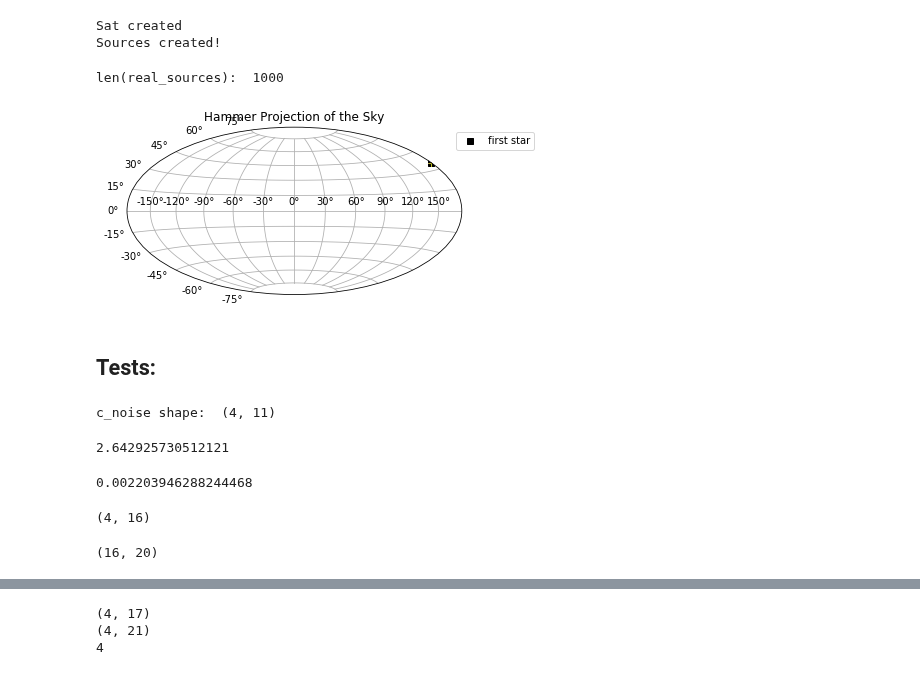
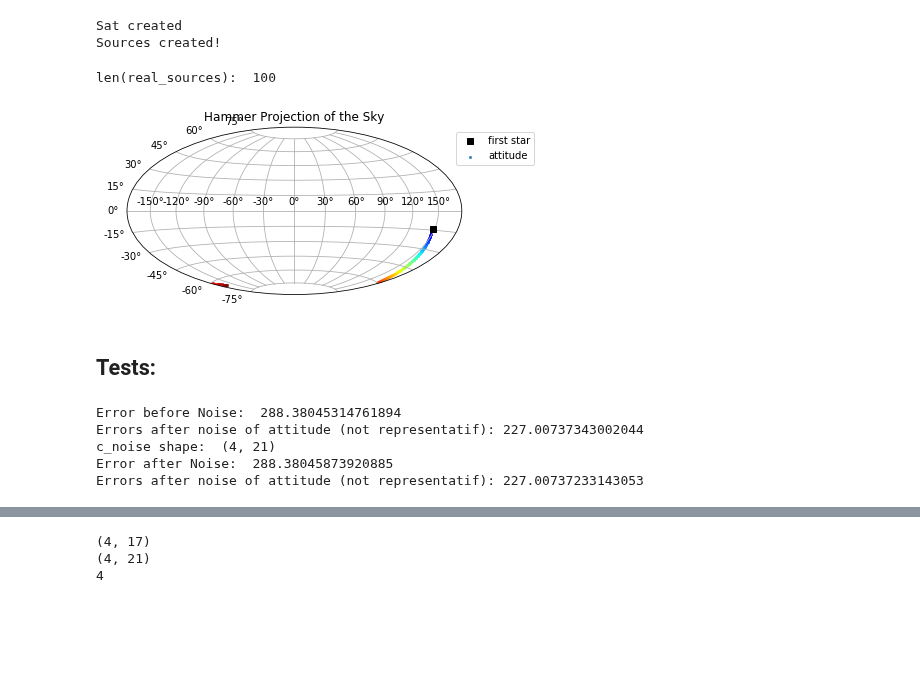
Before and after one commit to bombrun/GaiaLab, a Jupyter notebook: notebooks/4-test_attitude_update.ipynb, the cells around one changed output, grey strips where cells are left out. Saved outputs shown, nothing was run; the diff lists cells and outputs as text; code cells hidden in the pictures; blank space fills up the shorter version.

```diff
--- a/notebooks/4-test_attitude_update.ipynb
+++ b/notebooks/4-test_attitude_update.ipynb
@@ -72,15 +75,13 @@ def error_between_func_attitudes(my_times, func_att1, func_att2):
 # # create all the objects we will need:
 # parameters for the notebook
 t_init = 1/24/60
-t_end = t_init + 1/24/60 # 365*5
-my_dt = 1/24/60/60# [days]
+t_end = t_init + 1/24 # 365*5
+my_dt = 1/24/20# [days]
 
-# objects
-# k is the spline degree
-spline_order = 3
+spline_order = 3  # actually it is the spline degree
 gaia = Satellite(ti=t_init, tf=t_end, dt= my_dt, k=spline_order)
 print('Sat created')
-my_times = np.linspace(t_init, t_end, num=1000, endpoint=False)
+my_times = np.linspace(t_init, t_end, num=100, endpoint=False)
 real_sources = []
 calc_sources = []
 for t in my_times:
@@ -94,28 +95,31 @@ print('Sources created!')
 Sat created
 Sources created!
 # %%
-plt.figure()
+fig = plt.figure()
 plt.subplot(111, projection="hammer")
 alphas = []
 deltas = []
 #print('my_times: ', my_times)
 print('len(real_sources): ', len(real_sources))
 for i, s in enumerate(real_sources):
     alpha, delta = s.alpha-np.pi, s.delta
     #print(i, alpha, delta)
     alphas.append(alpha)
     deltas.append(delta)
     if i==0:
         plt.plot(alpha, delta, 'sk', label='first star')
     else:
-        plt.plot( alpha, delta,'+')
+        # plt.plot( alpha, delta,',')
+        pass
+plt.scatter(alphas, deltas, c=my_times, marker='s', s=(72./fig.dpi)**2, cmap='jet', alpha=0.8,
+               label='attitude', lw=2)
 
 plt.title("Hammer Projection of the Sky")
 plt.legend(loc=9, bbox_to_anchor=(1.1, 1))
 plt.grid(True)
 # %% [output]
-len(real_sources):  1000
+len(real_sources):  100
-[figure, old version]
+[figure, new version]
 # %%
 # test if source and calc source are equal (as they should be)
 np.testing.assert_array_almost_equal(np.array(real_sources[0].get_parameters()[0:5]), calc_sources[0].s_params)
@@ -126,21 +130,20 @@ Solver = Agis(gaia, calc_sources, real_sources, attitude_splines=[gaia.s_w, gaia
 # %% [markdown]
 ## Tests:
 # %%
-c_noise = Solver.att_coeffs * np.random.rand(Solver.att_coeffs.shape[0], Solver.att_coeffs.shape[1]) * 0.01
+Solver.actualise_splines()
+Solver.set_splines_basis()
+print('Error before Noise: ', Solver.error_function())
+print('Errors after noise of attitude (not representatif):', error_between_func_attitudes(my_times, gaia.func_attitude, Solver.get_attitude))
+c_noise = Solver.att_coeffs * np.random.rand(Solver.att_coeffs.shape[0], Solver.att_coeffs.shape[1]) * 1e-6
 print('c_noise shape: ', c_noise.shape)
 Solver.att_coeffs = Solver.att_coeffs + c_noise
 Solver.actualise_splines()
+#Solver.set_splines_basis()
+print('Error after Noise: ', Solver.error_function())
+print('Errors after noise of attitude (not representatif):', error_between_func_attitudes(my_times, gaia.func_attitude, Solver.get_attitude))
 # %% [output]
-c_noise shape:  (4, 11)
+Error before Noise:  288.38045314761894
+Errors after noise of attitude (not representatif): 227.00737343002044
+c_noise shape:  (4, 21)
+Error after Noise:  288.38045873920885
+Errors after noise of attitude (not representatif): 227.00737233143053
-# %%
-error_between_func_attitudes(my_times, gaia.func_attitude, Solver.get_attitude)
-# %% [output]
-2.642925730512121
-# %%
-Solver.error_function()
-# %% [output]
-0.002203946288244468
-# %%
-Solver.att_coeffs.shape
-# %% [output]
-(4, 16)
@@ -149,7 +150,3 @@ Solver.set_splines_basis()
-# %%
-Solver.att_bases[0].shape
-# %% [output]
-(16, 20)
 # %%
 basis = get_basis_Bsplines(knots=Solver.att_knots[0,:], coeffs=Solver.att_coeffs[0,:], k=Solver.k, obs_times=my_times)
 for b in basis:
```
Also changed, not shown: parts of 22 cells of this notebook, 6 other files.
